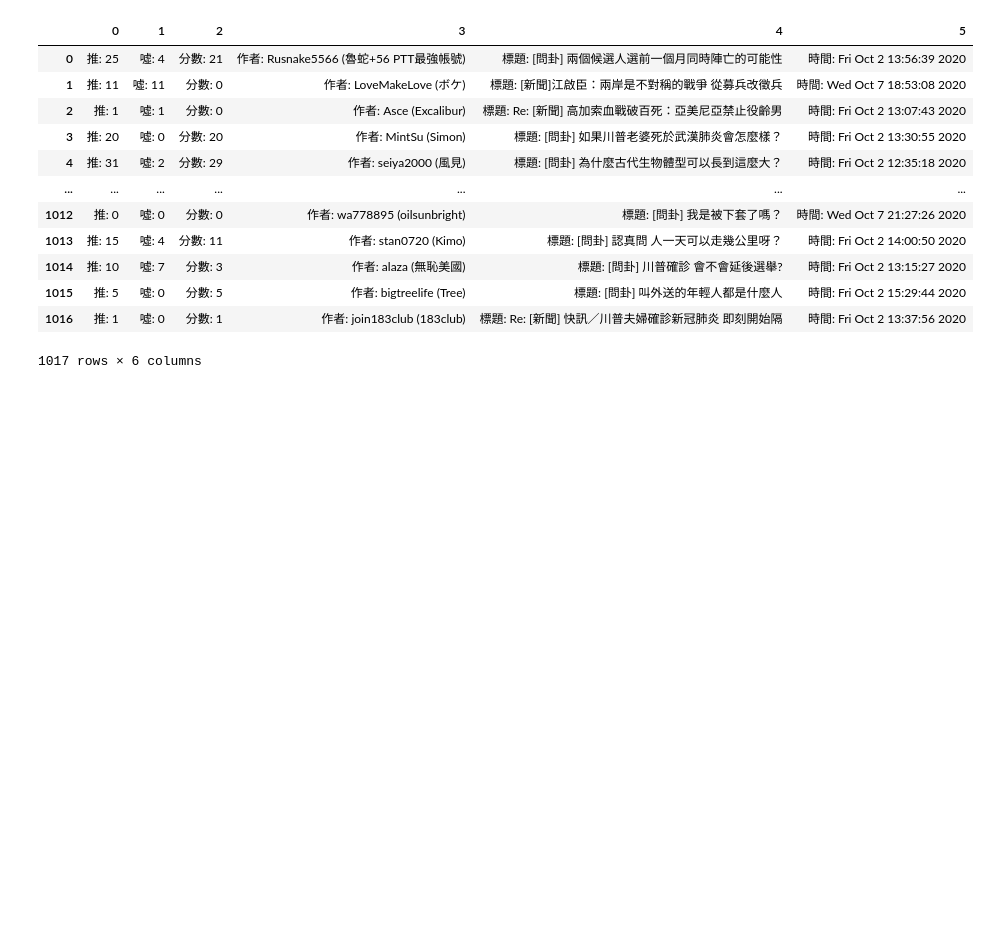
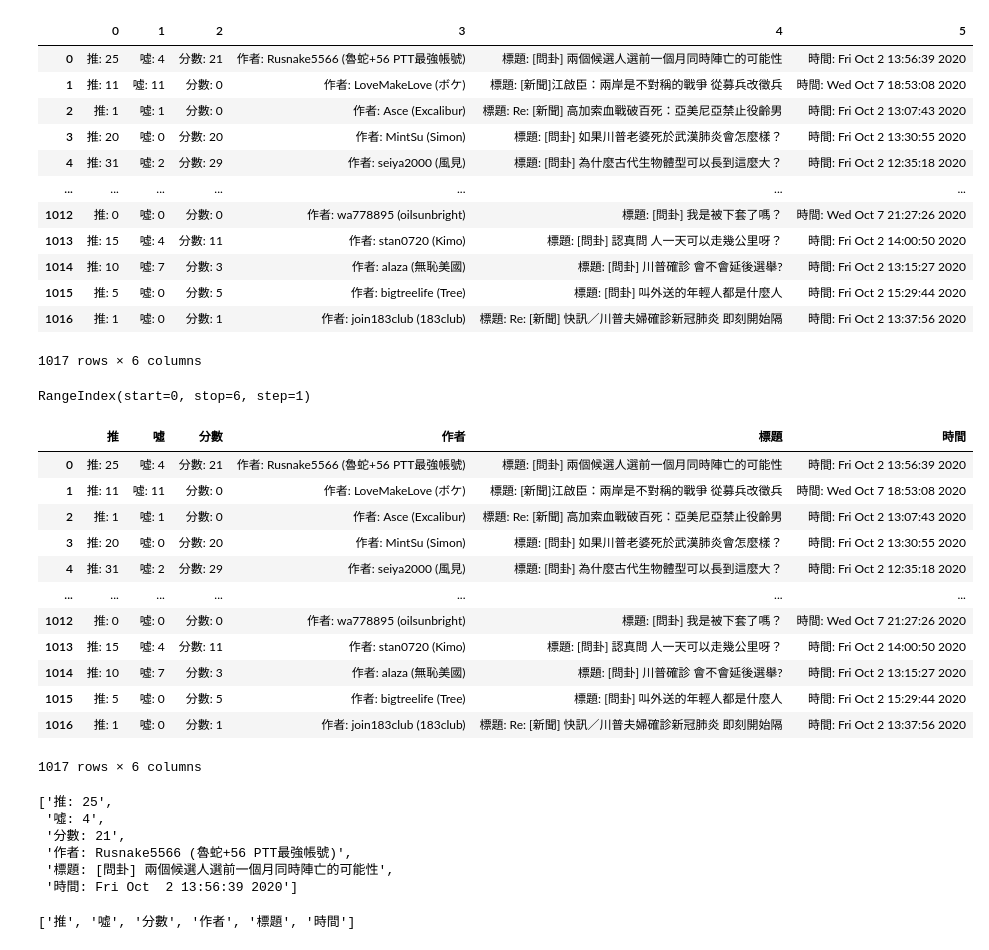
Before and after one commit to uuboyscy/cgi101, a Jupyter notebook: cgi101-datamining/03_datafram.ipynb, the cells around one changed output. Saved outputs shown, nothing was run; the diff lists cells and outputs as text; code cells hidden in the pictures; blank space fills up the shorter version.

```diff
--- a/cgi101-datamining/03_datafram.ipynb
+++ b/cgi101-datamining/03_datafram.ipynb
@@ -27,7 +27,7 @@ for filepath in glob.glob("./res_gossiping/*"):
     with open(filepath, "r") as f:
         s = f.read()
         try:
-            each_row = s.split("---split---")[1].split("\n")[1:-1]
+            each_row = s.split("---split---")[1].split("\n")[1:]
 #         print(each_row)
             data.append(each_row)
         except Exception as e:
@@ -75,3 +72,40 @@ df
 | 1015 | 推: 5 | 噓: 0 | 分數: 5 | 作者: bigtreelife (Tree) | 標題: [問卦] 叫外送的年輕人都是什麼人 | 時間: Fri Oct 2 15:29:44 2020 |
 | 1016 | 推: 1 | 噓: 0 | 分數: 1 | 作者: join183club (183club) | 標題: Re: [新聞] 快訊／川普夫婦確診新冠肺炎 即刻開始隔 | 時間: Fri Oct 2 13:37:56 2020 |
 1017 rows × 6 columns
+# %%
+columns = ["推", "噓", "分數", "作者", "標題", "時間"]
+# %%
+df.columns
+# %% [output]
+RangeIndex(start=0, stop=6, step=1)
+# %%
+df.columns = columns
+# %%
+df
+# %% [output]
+|  | 推 | 噓 | 分數 | 作者 | 標題 | 時間 |
+| 0 | 推: 25 | 噓: 4 | 分數: 21 | 作者: Rusnake5566 (魯蛇+56 PTT最強帳號) | 標題: [問卦] 兩個候選人選前一個月同時陣亡的可能性 | 時間: Fri Oct 2 13:56:39 2020 |
+| 1 | 推: 11 | 噓: 11 | 分數: 0 | 作者: LoveMakeLove (ボケ) | 標題: [新聞]江啟臣：兩岸是不對稱的戰爭 從募兵改徵兵 | 時間: Wed Oct 7 18:53:08 2020 |
+| 2 | 推: 1 | 噓: 1 | 分數: 0 | 作者: Asce (Excalibur) | 標題: Re: [新聞] 高加索血戰破百死：亞美尼亞禁止役齡男 | 時間: Fri Oct 2 13:07:43 2020 |
+| 3 | 推: 20 | 噓: 0 | 分數: 20 | 作者: MintSu (Simon) | 標題: [問卦] 如果川普老婆死於武漢肺炎會怎麼樣？ | 時間: Fri Oct 2 13:30:55 2020 |
+| 4 | 推: 31 | 噓: 2 | 分數: 29 | 作者: seiya2000 (風見) | 標題: [問卦] 為什麼古代生物體型可以長到這麼大？ | 時間: Fri Oct 2 12:35:18 2020 |
+| ... | ... | ... | ... | ... | ... | ... |
+| 1012 | 推: 0 | 噓: 0 | 分數: 0 | 作者: wa778895 (oilsunbright) | 標題: [問卦] 我是被下套了嗎？ | 時間: Wed Oct 7 21:27:26 2020 |
+| 1013 | 推: 15 | 噓: 4 | 分數: 11 | 作者: stan0720 (Kimo) | 標題: [問卦] 認真問 人一天可以走幾公里呀？ | 時間: Fri Oct 2 14:00:50 2020 |
+| 1014 | 推: 10 | 噓: 7 | 分數: 3 | 作者: alaza (無恥美國) | 標題: [問卦] 川普確診 會不會延後選舉? | 時間: Fri Oct 2 13:15:27 2020 |
+| 1015 | 推: 5 | 噓: 0 | 分數: 5 | 作者: bigtreelife (Tree) | 標題: [問卦] 叫外送的年輕人都是什麼人 | 時間: Fri Oct 2 15:29:44 2020 |
+| 1016 | 推: 1 | 噓: 0 | 分數: 1 | 作者: join183club (183club) | 標題: Re: [新聞] 快訊／川普夫婦確診新冠肺炎 即刻開始隔 | 時間: Fri Oct 2 13:37:56 2020 |
+1017 rows × 6 columns
+# %%
+data[0]
+# %% [output]
+['推: 25',
+ '噓: 4',
+ '分數: 21',
+ '作者: Rusnake5566 (魯蛇+56 PTT最強帳號)',
+ '標題: [問卦] 兩個候選人選前一個月同時陣亡的可能性',
+ '時間: Fri Oct  2 13:56:39 2020']
+# %%
+[r.split(": ")[0] for r in data[0]]
+# %% [output]
+['推', '噓', '分數', '作者', '標題', '時間']
```
Also changed, not shown: parts of 5 cells of this notebook, 3 other files.
